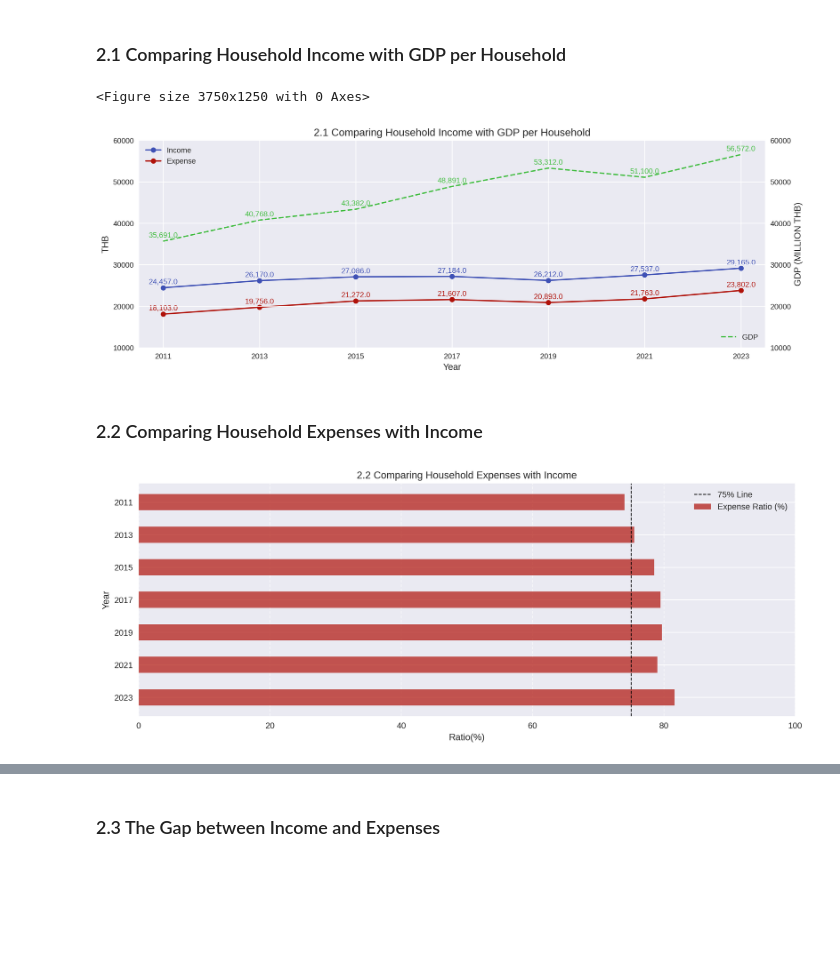
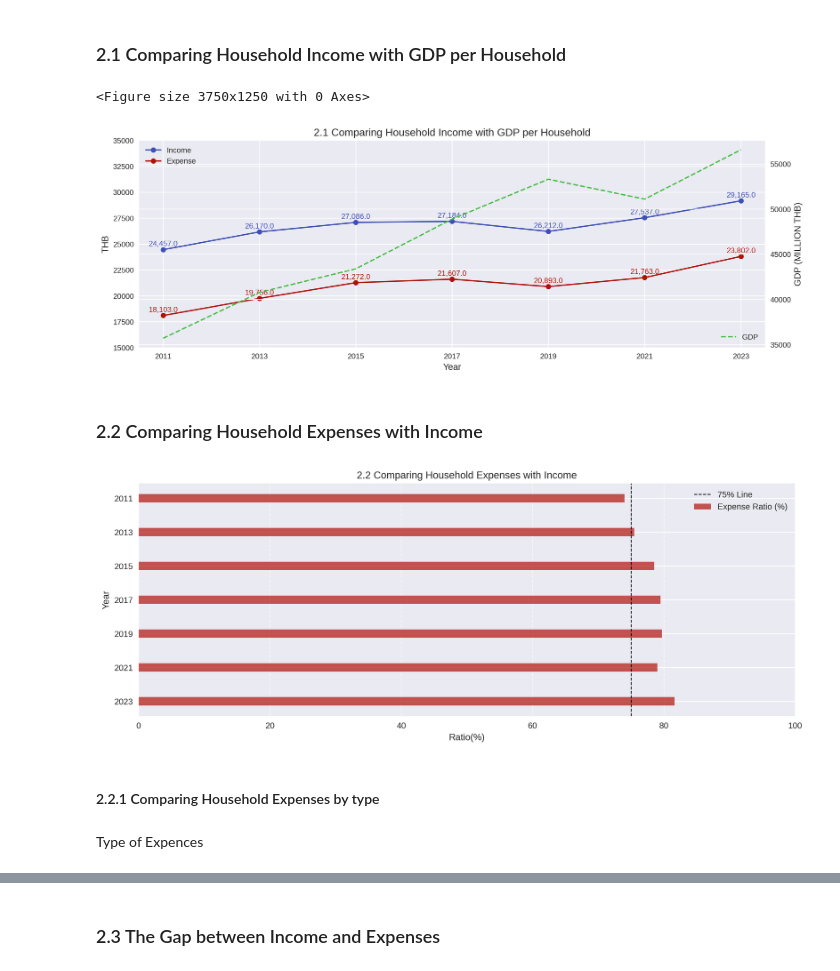
Before and after one commit to JidapaBur/TH_Avg_HouseholdIncome, a Jupyter notebook: TH_Avg_HouseholdIncome.ipynb, the cells around one changed output, grey strips where cells are left out. Drawn from its saved outputs; the diff is of its cells as text; code cells hidden in the pictures; blank space fills up the shorter version.

```diff
--- a/TH_Avg_HouseholdIncome.ipynb
+++ b/TH_Avg_HouseholdIncome.ipynb
@@ -123,0 +123,19 @@ display(tb.head(10))
+# %%
+inflation_df = pd.read_csv(
+    'https://raw.githubusercontent.com/JidapaBur/TH_Avg_HouseholdIncome/main/thailand-inflation-rate-cpi.csv',
+    encoding='utf-8-sig',
+    on_bad_lines='skip'
+)
+
+# ✅ ใช้ชื่อ inflation_df ให้ตรงกัน
+inflation_df['YEAR'] = pd.to_datetime(inflation_df['Date'], dayfirst=True).dt.year
+
+inflation_df.tail(10)
+
+#Merge Table of GDP
+tb = pd.merge(tb, inflation_df, on=['YEAR'], how='inner')
+tb = tb.rename(columns={'Value':'Inflation'})
+tb["Real_Income"] = tb["INCOME_Month"] / (1 + (tb["Inflation-rate"]/100))
+tb["Real_Expense"] = tb["EXPENSE_Month"] / (1 + (tb["Inflation-rate"]/100))
+
+tb.tail(10)
@@ -123,0 +154,7 @@ display(tb.head(10))
+# %%
+#Labor = pd.read_csv('Minimum labor rate.csv')
+url5 = "https://raw.githubusercontent.com/JidapaBur/TH_Avg_HouseholdIncome/main/Minimum%20labor%20rate.csv"
+Labor = pd.read_csv(url5)
+Labor = Labor.rename(columns={'Year':'YEAR'})
+
+Labor.tail(10)
@@ -123,0 +173,6 @@ display(tb.head(10))
+# %%
+#Merge Table of GDP
+tb = pd.merge(tb, Labor, on=['YEAR'], how='inner')
+tb = tb.rename(columns={'Max': 'Max of Minimum Labor', 'Min': 'Min of Minimum Labor'})
+tb['Wage_Growth_%'] = tb['Max of Minimum Labor'].pct_change() * 100
+tb.tail(10)
@@ -156,9 +220,8 @@ ax2 = ax1.twinx()
 ax2.plot(tb['YEAR'], tb['GDP_Month'], color='#42bd41', linestyle='--', label='GDP')
 
 # Customize y-axis limits
-ax1.set_ylim(10000, 60000)
+ax1.set_ylim(15000, 35000)
 ax1.set_ylabel('THB', fontsize=12)  # Set label for the first y-axis
-ax2.set_ylim(10000, 60000)
 
 # Annotate the data points for Income and Expense
 for i, txt in enumerate(tb['INCOME_Month']):
@@ -167,8 +230,8 @@ for i, txt in enumerate(tb['INCOME_Month']):
 for i, txt in enumerate(tb['EXPENSE_Month']):
     ax1.annotate(f'{txt:,.1f}', (tb['YEAR'][i], tb['EXPENSE_Month'][i]), textcoords="offset points", xytext=(0, 5), ha='center', fontsize=10, color='#b0120a')
 
-for i, txt in enumerate(tb['GDP_Month']):
-    ax2.annotate(f'{txt:,.1f}', (tb['YEAR'][i], tb['GDP_Month'][i]), textcoords="offset points", xytext=(0, 5), ha='center', fontsize=10, color='#42bd41')
+#for i, txt in enumerate(tb['GDP_Month']):
+#    ax2.annotate(f'{txt:,.1f}', (tb['YEAR'][i], tb['GDP_Month'][i]), textcoords="offset points", xytext=(0, 5), ha='center', fontsize=10, color='#42bd41')
 
 # Set titles and labels
 ax1.set_title("2.1 Comparing Household Income with GDP per Household", fontsize=14)
@@ -182,34 +245,36 @@ plt.xticks(tb['YEAR'].unique())
 plt.show()
 # %% [output]
 <Figure size 3750x1250 with 0 Axes>
-[figure, old version]
+[figure, new version]
 # %% [markdown]
 ### 2.2 Comparing Household Expenses with Income
 # %%
 #tb['INCOME_Ratio_Percent'] = (tb['INCOME_Month']) / (tb['INCOME_Month'] + tb['EXPENSE_Month'])
 tb['EXPENSE_Ratio_Percent'] = (tb['EXPENSE_Month']) / (tb['INCOME_Month'])
 
 plt.figure(figsize=(15, 5), dpi=250)
-bar_width = 1  # custom width bar
+bar_width = 0.5  # custom width bar
 
-# plt.barh(tb['YEAR'], tb['INCOME_Ratio_Percent'] * 100, height=bar_width, label='Income Ratio (%)', color='#3f51b5', alpha=0.7)
+#plt.barh(tb['YEAR'], tb['INCOME_Ratio_Percent'] * 100, height=bar_width, label='Income Ratio (%)', color='#3f51b5', alpha=0.7)
 plt.barh(tb['YEAR'], tb['EXPENSE_Ratio_Percent'] * 100, height=bar_width, label='Expense Ratio (%)', color='#b0120a', alpha=0.7)
 
 # Added Line
 plt.axvline(x=75, color='black', linestyle='--', linewidth=1, label='75% Line')
 
 # Custom space graph
 plt.subplots_adjust(right=0.85)
 
 plt.xlabel('Ratio(%)')
 plt.ylabel('Year')
 plt.title('2.2 Comparing Household Expenses with Income')
 plt.legend(loc='best', bbox_to_anchor=(1, 1))
 plt.grid(axis='x', linestyle='--', alpha=0.6)
 plt.yticks(sorted(tb['YEAR'].unique()))
 plt.xlim(0,100)
 plt.gca().invert_yaxis()
 
 plt.show()
 # %% [output]
-[figure, old version]
+[figure, new version]
+# %% [markdown]
+#### 2.2.1 Comparing Household Expenses  by type
@@ -215,0 +289,2 @@ plt.show()
+# %% [markdown]
+Type of Expences
```
Also changed, not shown: parts of 26 cells of this notebook.
